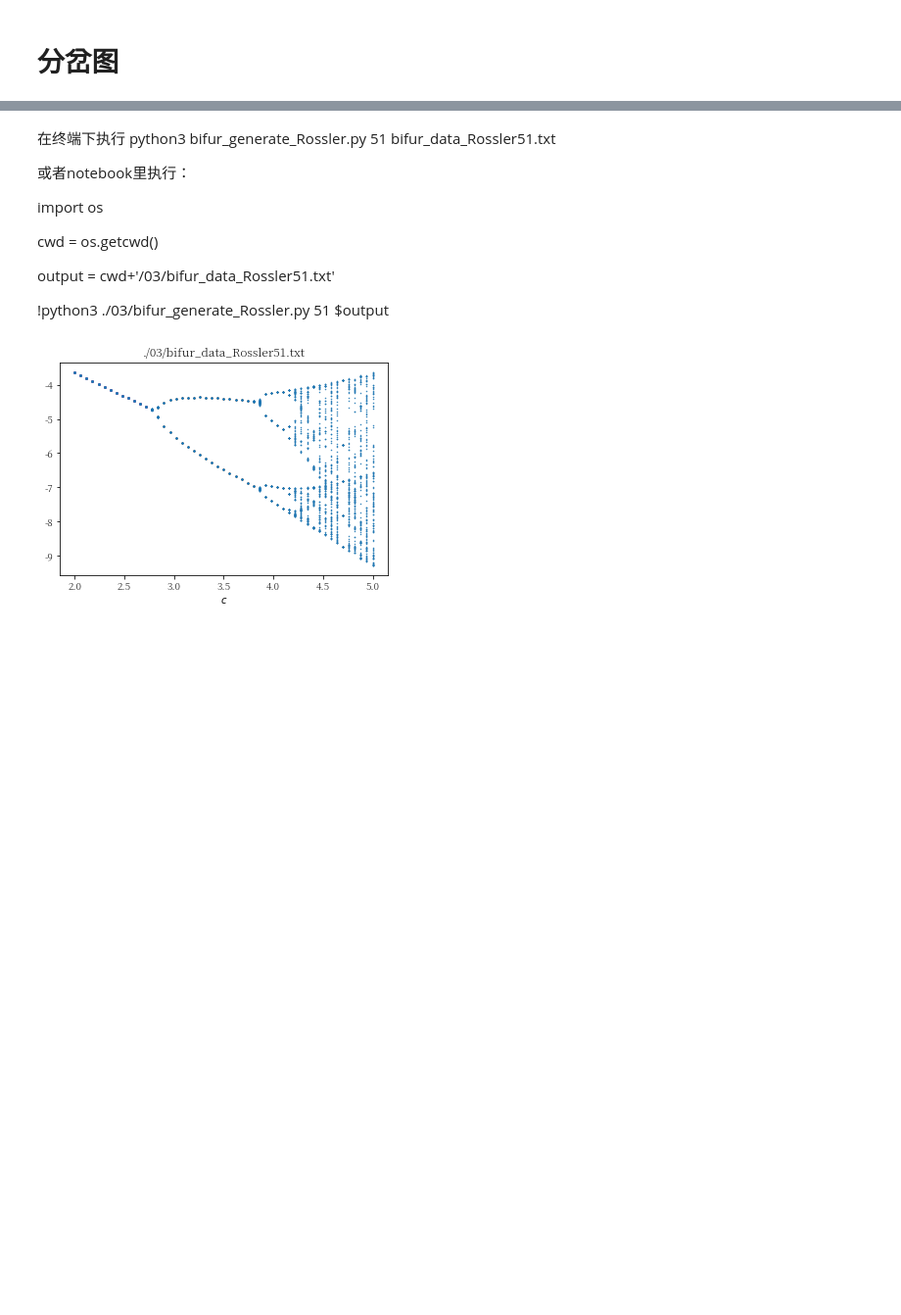
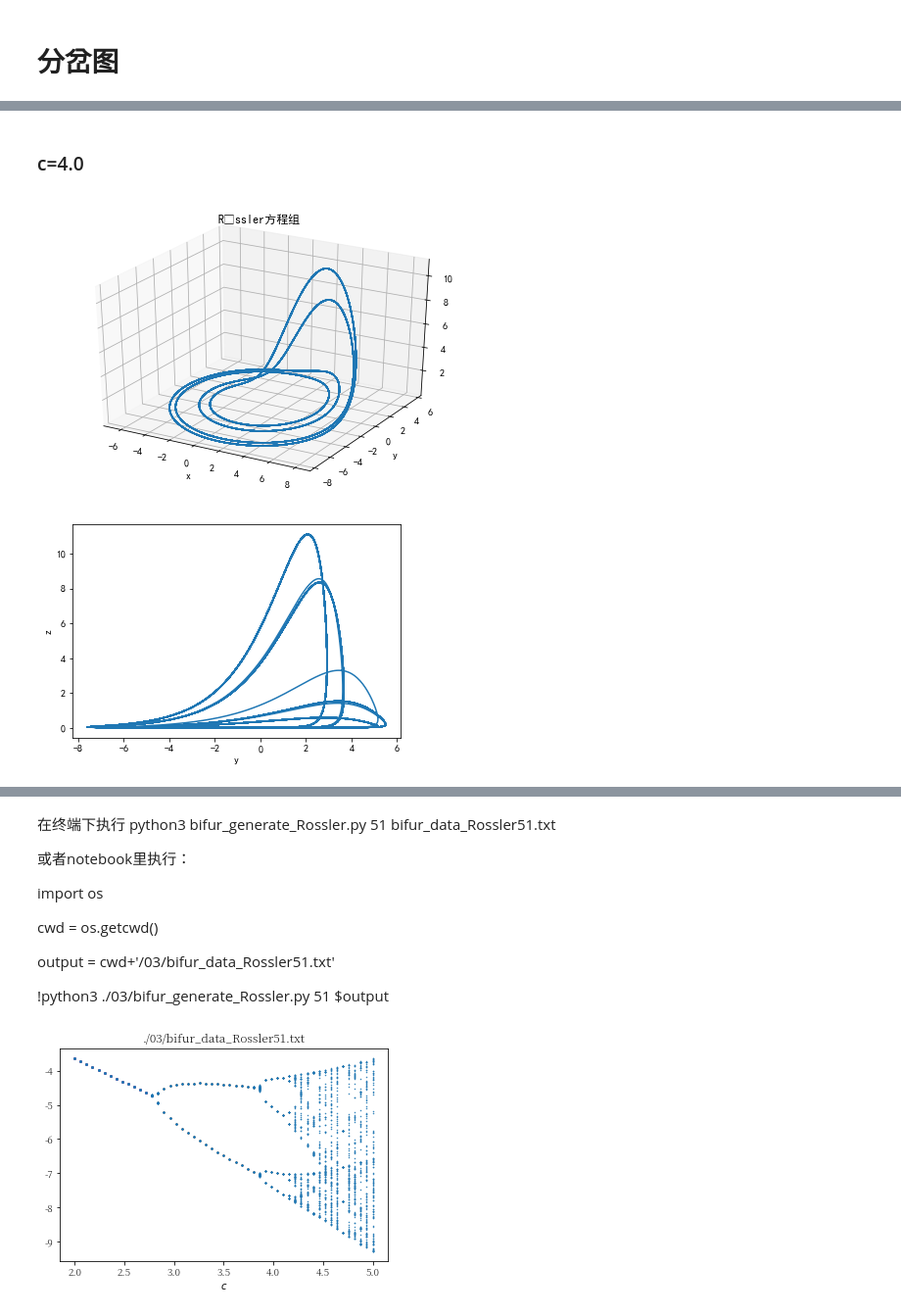
Before and after one commit to dht1230000/tian, a Jupyter notebook: 稳定系分析与分岔图.ipynb, the cells around one changed output, grey strips where cells are left out. Shown at 98% size. Cells and saved outputs as stored; diff of their text form; code cells hidden in the pictures; blank space fills up the shorter version.

```diff
--- a/稳定系分析与分岔图.ipynb
+++ b/稳定系分析与分岔图.ipynb
@@ -378,0 +505,7 @@ http://www.scholarpedia.org/article/Duffing_oscillator
+# %% [markdown]
+### c=4.0
+# %%
+plot_rossler(4.0)
+# %% [output]
+[figure, added]
+[figure, added]
```
Also changed, not shown: parts of 33 cells of this notebook, 1 other file.
